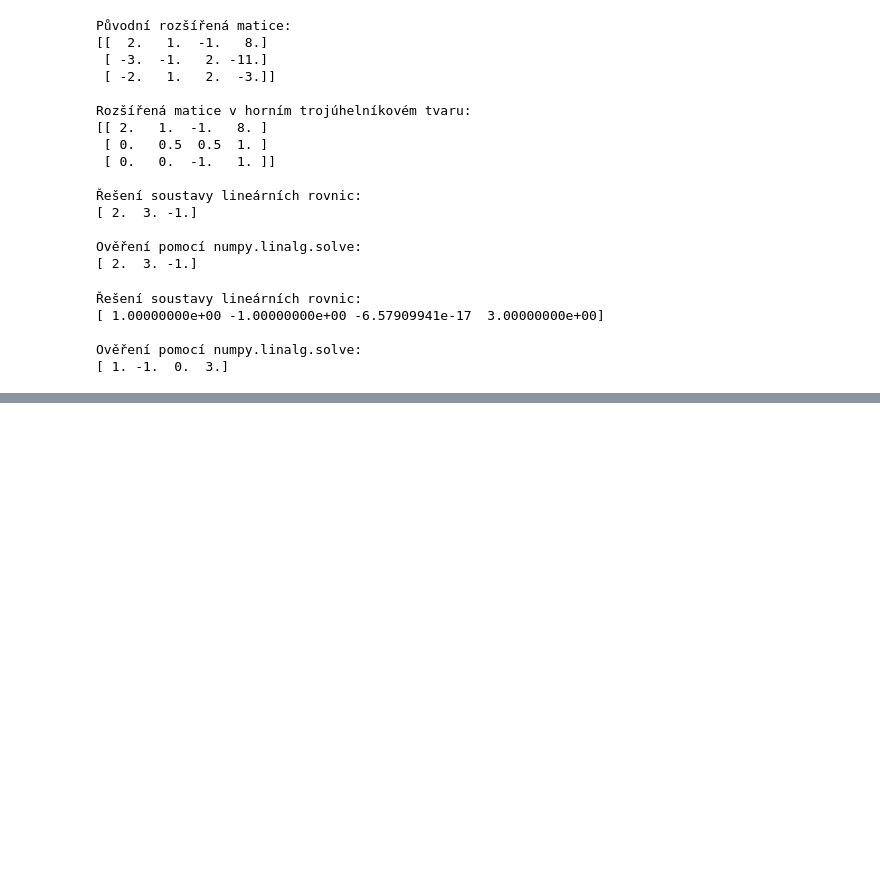
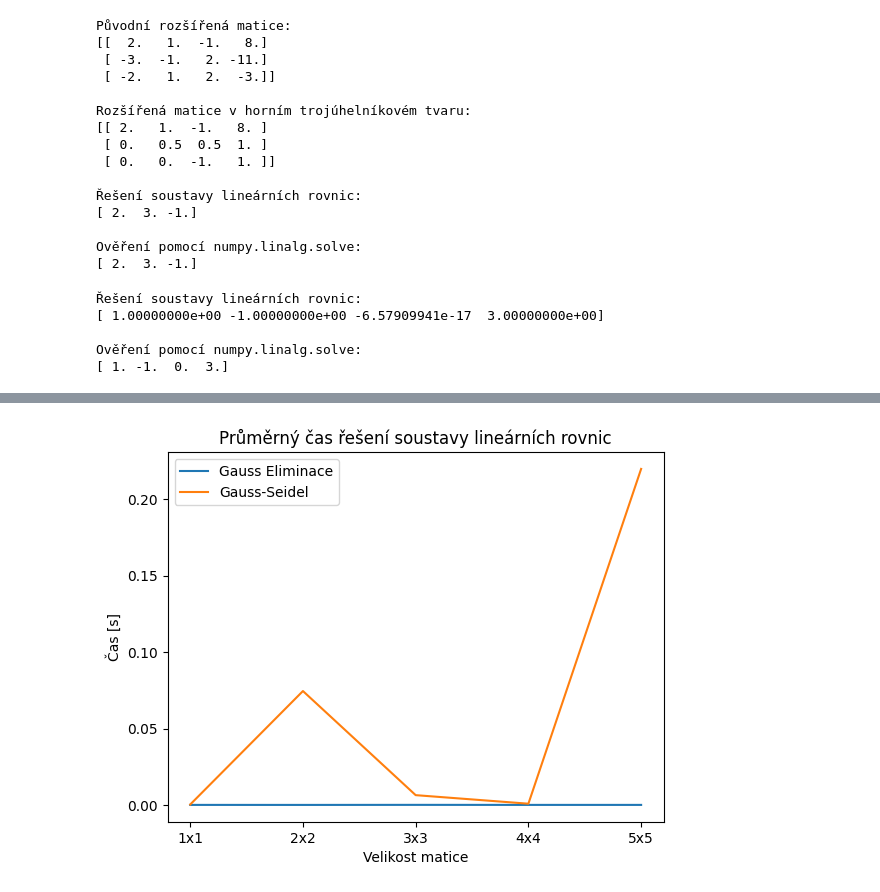
Before and after one commit to majdakleckerova/msw-zapoctovy-dokument, a Jupyter notebook: 3-linearni-algebra.ipynb, the cells around one changed output, grey strips where cells are left out. Drawn from its saved outputs; the diff is of its cells as text; code cells hidden in the pictures; blank space fills up the shorter version.

```diff
--- a/3-linearni-algebra.ipynb
+++ b/3-linearni-algebra.ipynb
@@ -94,23 +94,3 @@ print(np.linalg.solve(D,d))
 
 Ověření pomocí numpy.linalg.solve:
 [ 1. -1.  0.  3.]
-# %%
-
-def jacobiho_iteracni_metoda(A, b, pocet_iteraci, pocatek=np.ones(len(A))): # A = matice koeficientů SLR, b = vektor pravých stran SLR, pocatek = vektor plný jedniček
-    x = pocatek
-    D = np.diag(A)  # prvky z diagonály
-    L = np.tril(A, k = -1)  # prvky pod diagonálou
-    U = np.triu(A, k = 1) # prvky nad diagonálou
-    for i in range(pocet_iteraci):
-        x = (b - np.matmul(L, x) - np.matmul(U, x)) / D
-        print("iterace:",i, "x=",x)
-    return x
-
-D = np.array([[2,2,-3,1],
-              [1,2,4,2],
-              [-1,1,-1,1],
-              [1,-1,2,-2]])
-d = np.array([3,5,1,-4])
-
-x = jacobiho_iteracni_metoda(D,d, 20)
-print("reseni: ", x)
@@ -242,0 +209,75 @@ print(gauss_seidel(D,d,0.1,100))
+# %%
+import numpy as np
+import time
+import matplotlib.pyplot as plt
+
+def gaussova_eliminacni_metoda(A, b):
+    pocet_rovnic = len(A)
+    rozsirena_matice = np.column_stack((A, b)).astype(np.float64)
+    for i in range(pocet_rovnic):
+        if rozsirena_matice[i, i] == 0.0:
+            print("Dělíš nulou!!!")
+        for j in range(i + 1, pocet_rovnic):
+            pomer = rozsirena_matice[j, i] / rozsirena_matice[i, i]
+            rozsirena_matice[j] -= pomer * rozsirena_matice[i]
+
+    x = np.zeros(pocet_rovnic)
+    for i in range(pocet_rovnic - 1, -1, -1):
+        x[i] = (rozsirena_matice[i, -1] - np.dot(rozsirena_matice[i, :-1], x)) / rozsirena_matice[i, i]
+
+    return x
+
+def gaussova_seidelova_iterace(A, b, tolerance=1e-10, max_iteraci=1000):
+    x = np.zeros_like(b, np.float_)
+    for pocet_iteraci in range(1, max_iteraci+1):
+        x_po_iteraci = np.zeros_like(x, dtype=np.float_)
+        for i in range(A.shape[0]):
+            s1 = np.dot(A[i, :i], x_po_iteraci[:i])
+            s2 = np.dot(A[i, i + 1 :], x[i + 1 :])
+            x_po_iteraci[i] = (b[i] - s1 - s2) / A[i, i]
+
+        if np.allclose(x, x_po_iteraci, rtol=tolerance):
+            break
+        x = x_po_iteraci
+    return x
+
+def cas_gauss_elim(A, b):
+    start_time = time.perf_counter()
+    gaussova_eliminacni_metoda(A, b)
+    return time.perf_counter() - start_time
+
+def cas_gauss_seidel(A, b):
+    start_time = time.perf_counter()
+    gaussova_seidelova_iterace(A, b)
+    return time.perf_counter() - start_time
+
+matice = {
+    "1x1": (np.array([[1]]), np.array([2])),
+    "2x2": (np.array([[1,1], [2,-1]]), np.array([8,1])),
+    "3x3": (np.array([[3,-2,5], [1,1,2], [-2,1,-6]]), np.array([-7,4,6])),
+    "4x4": (np.array([[10, -1, 2, 0], [-1, 11, -1, 3], [2, -1, 10, -1], [0, 3, -1, 8]]), np.array([6, 25, -11, 15])),
+    "5x5": (np.array([[5,7,9,-28,1],[-3,0,12,5,0],[2,7,19,-23,1],[1,1,1,-1,1],[0,5,17,-21,3]]), np.array([-14,25,11,0,11]))
+}
+
+
+cas_gauss_elim_list = []
+cas_gauss_seidel_list = []
+
+for nazev, (A, b) in matice.items():
+    cas_elim = cas_gauss_elim(A, b)
+    cas_gauss_elim_list.append(cas_elim)
+
+    cas_seidel = cas_gauss_seidel(A, b)
+    cas_gauss_seidel_list.append(cas_seidel)
+
+    print(f"Čas pro metodu Gaussovy eliminace pro {nazev}: {cas_elim} s")
+    print(f"Čas pro metodu Gauss-Seidel pro {nazev}: {cas_seidel} s")
+
+plt.plot(list(matice.keys()), cas_gauss_elim_list, label="Gauss Eliminace")
+plt.plot(list(matice.keys()), cas_gauss_seidel_list, label="Gauss-Seidel")
+plt.xlabel("Velikost matice")
+plt.ylabel("Čas [s]")
+plt.title("Průměrný čas řešení soustavy lineárních rovnic")
+plt.legend()
+plt.show()
+# %% [output]
@@ -242,0 +294 @@ print(gauss_seidel(D,d,0.1,100))
+[figure, added]
```
Also changed, not shown: parts of 8 cells of this notebook.
